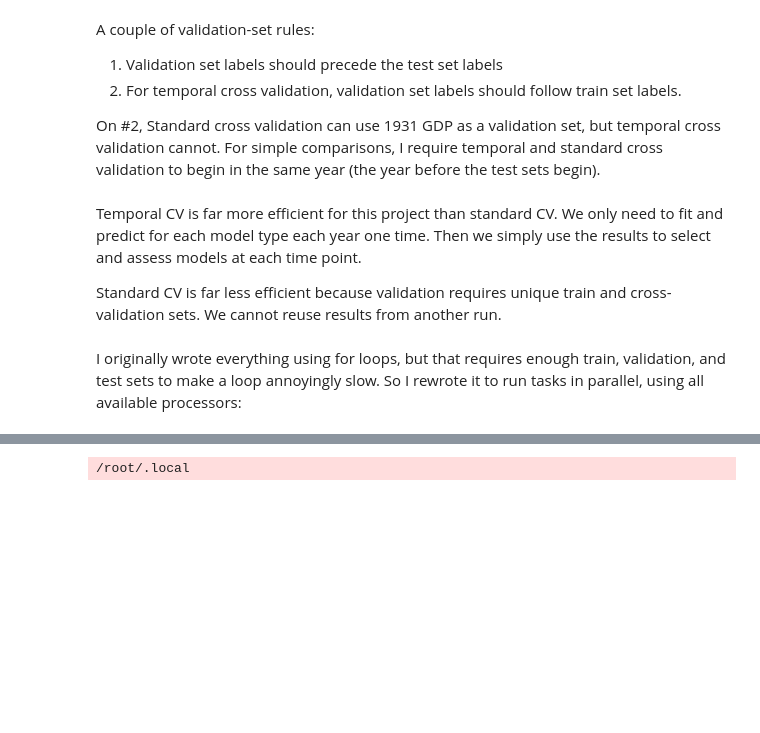
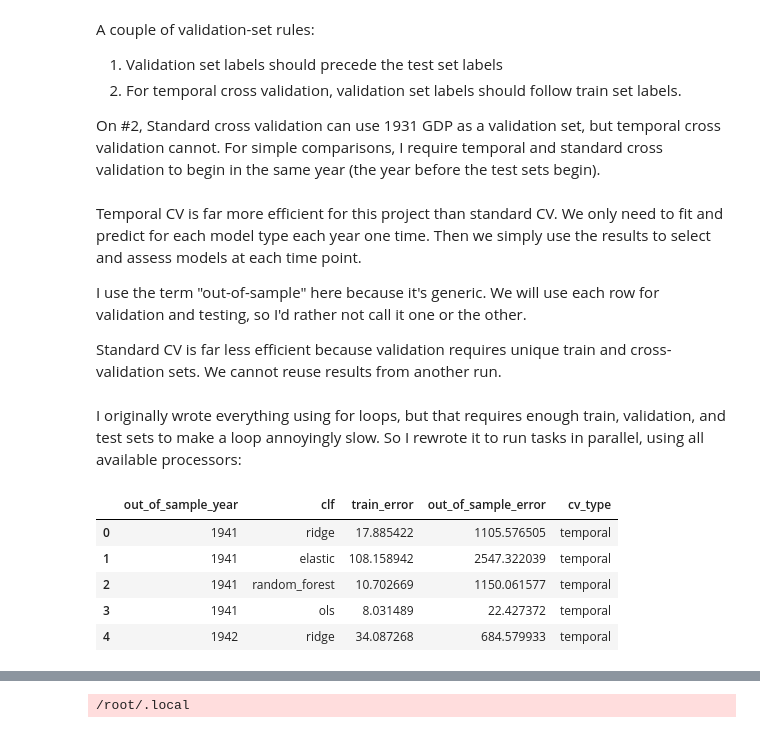
Before and after one commit to dssg/hitchhikers-guide, a Jupyter notebook: curriculum/3_modeling_and_machine_learning/machine-learning/predicting_GDP.ipynb, the cells around one changed output, grey strips where cells are left out. Drawn from its saved outputs; the diff is of its cells as text; code cells hidden in the pictures; blank space fills up the shorter version.

```diff
--- a/curriculum/3_modeling_and_machine_learning/machine-learning/predicting_GDP.ipynb
+++ b/curriculum/3_modeling_and_machine_learning/machine-learning/predicting_GDP.ipynb
@@ -144,6 +144,8 @@ validation_years = range(test_begin_year-1, test_end_year)
 # %% [markdown]
 Temporal CV is far more efficient for this project than standard CV. We only need to fit and predict for each model type each year one time. Then we simply use the results to select and assess models at each time point.
 
+I use the term "out-of-sample" here because it's generic. We will use each row for validation and testing, so I'd rather not call it one or the other.
+
 Standard CV is far less efficient because validation requires unique train and cross-validation sets. We cannot reuse results from another run.
 # %%
 def temporal_etl_fit_evaluate(year, model):
@@ -169,3 +172,15 @@ I originally wrote everything using for loops, but that requires enough train, v
 pool = Pool()
 temporal_results = pool.starmap(temporal_etl_fit_evaluate, product(test_years, clfs))
 pool.close()
+# %%
+temporal_results_df = pd.DataFrame([x for x in temporal_results if x != None])
+temporal_results_df.columns = ['out_of_sample_year', 'clf', 'train_error', 'out_of_sample_error']
+temporal_results_df['cv_type'] = 'temporal'
+temporal_results_df.head()
+# %% [output]
+|  | out_of_sample_year | clf | train_error | out_of_sample_error | cv_type |
+| 0 | 1941 | ridge | 17.885422 | 1105.576505 | temporal |
+| 1 | 1941 | elastic | 108.158942 | 2547.322039 | temporal |
+| 2 | 1941 | random_forest | 10.702669 | 1150.061577 | temporal |
+| 3 | 1941 | ols | 8.031489 | 22.427372 | temporal |
+| 4 | 1942 | ridge | 34.087268 | 684.579933 | temporal |
```
Also changed, not shown: parts of 15 cells of this notebook.
